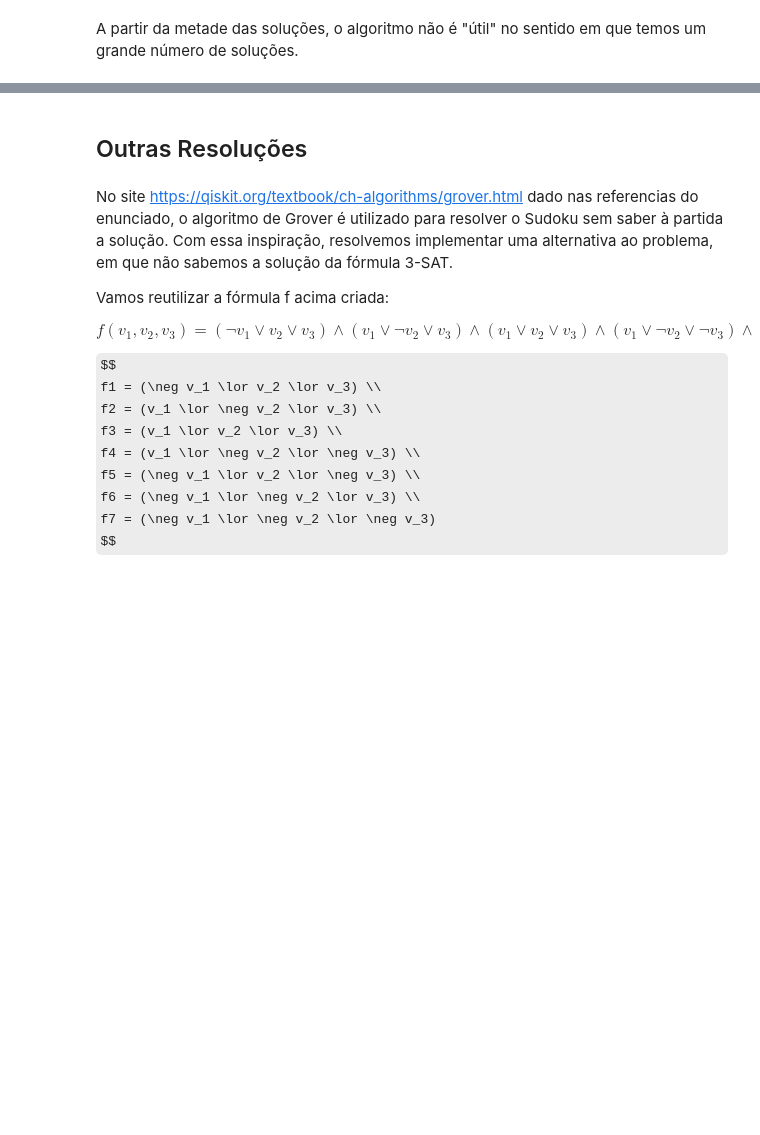
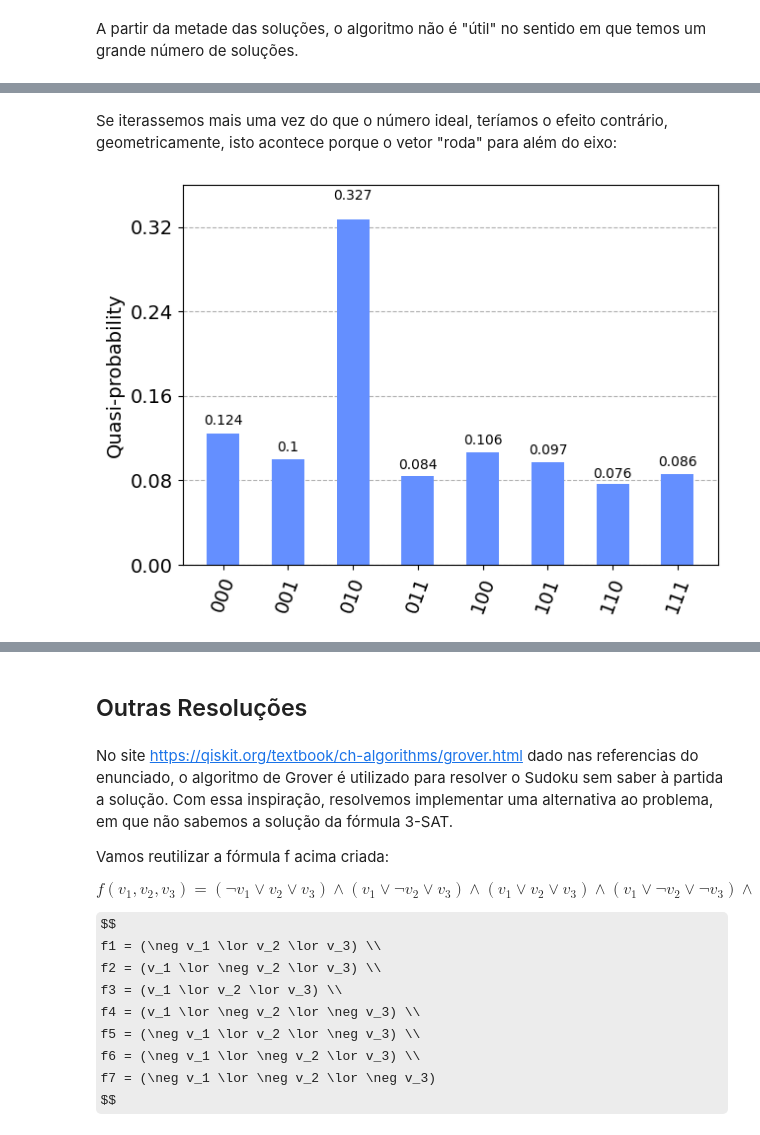
Before and after one commit to hiddenduck/Quantum_SAT_Grover, a Jupyter notebook: Projeto_IC.ipynb, the cells around one changed output, grey strips where cells are left out. Drawn from its saved outputs; the diff is of its cells as text; code cells hidden in the pictures; some formulas as TeX source; blank space fills up the shorter version.

```diff
--- a/Projeto_IC.ipynb
+++ b/Projeto_IC.ipynb
@@ -303,0 +317,6 @@ Como exemplificado
+# %% [markdown]
+Se iterassemos mais uma vez do que o número ideal, teríamos o efeito contrário, geometricamente, isto acontece porque o vetor "roda" para além do eixo:
+# %%
+optimalIterations(n_qubits,"010",mpl=False, i=3)
+# %% [output]
+[figure, added]
```
Also changed, not shown: parts of 30 cells of this notebook, 1 other file.
